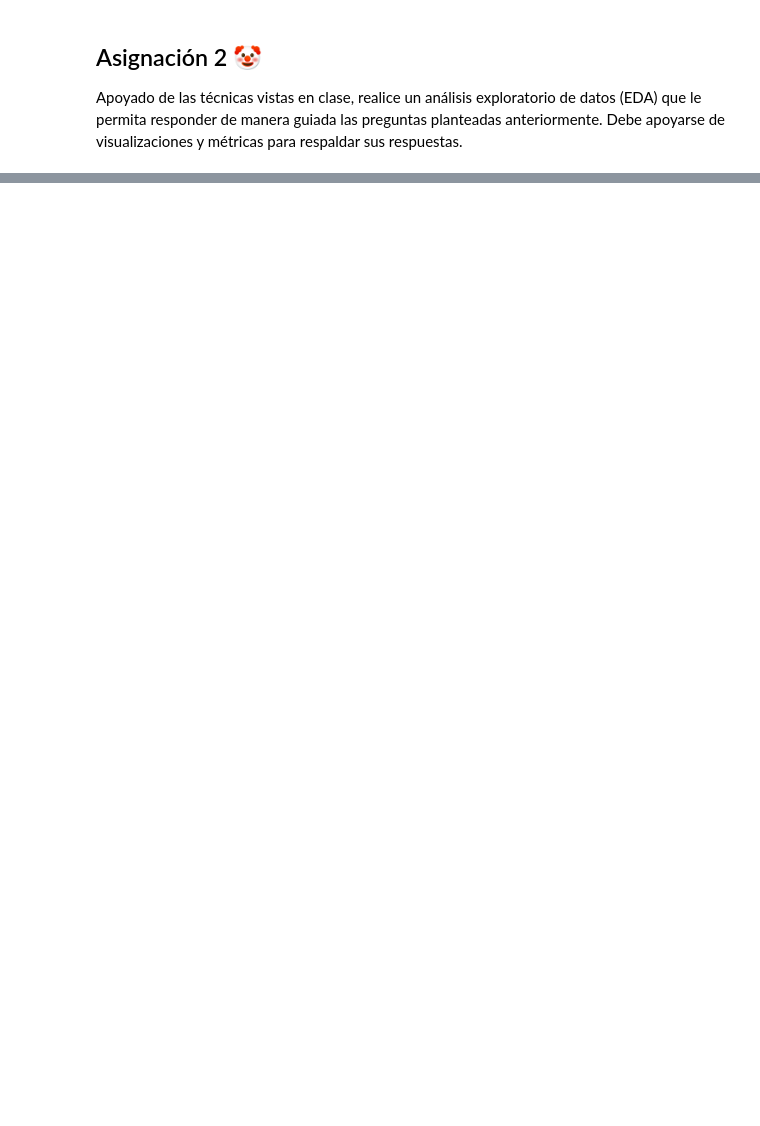
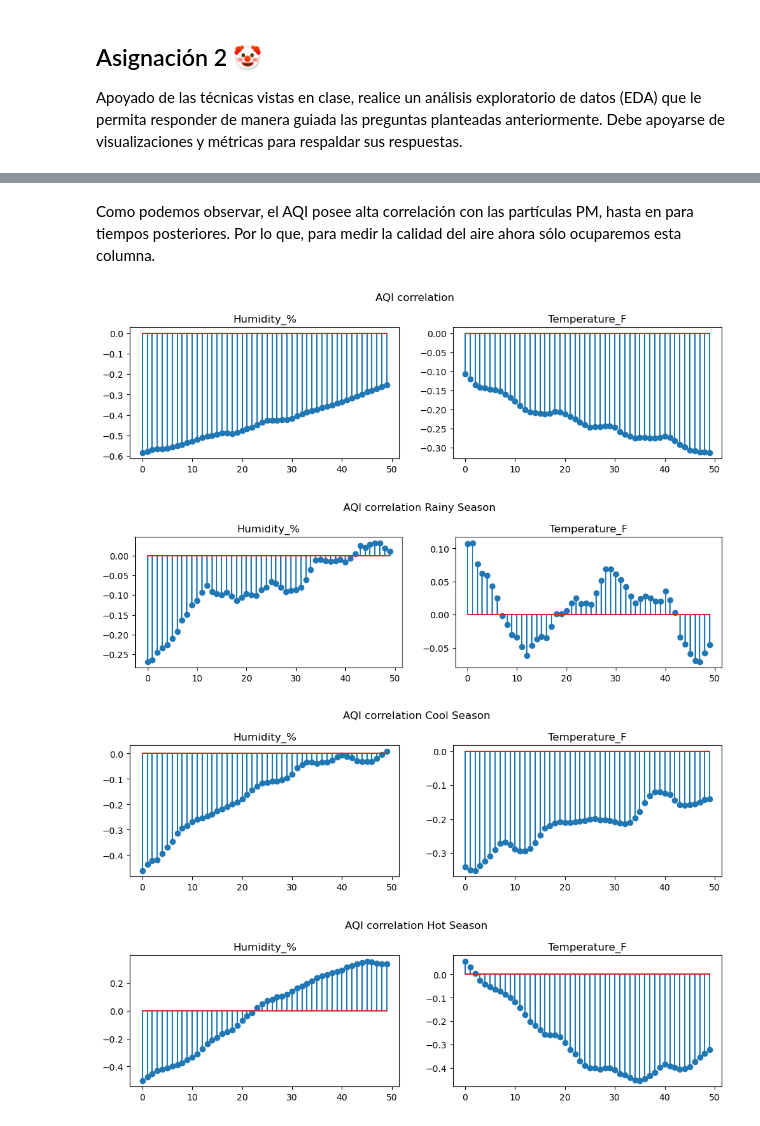
Before and after one commit to V-ivan11/Time-series, a Jupyter notebook: Tareas/4 - EDA en Series de Tiempo.ipynb, the cells around one changed output, grey strips where cells are left out. Cells and saved outputs as stored; diff of their text form; code cells hidden in the pictures; blank space fills up the shorter version.

```diff
--- a/Tareas/4 - EDA en Series de Tiempo.ipynb
+++ b/Tareas/4 - EDA en Series de Tiempo.ipynb
@@ -280,0 +200,16 @@ correlogram_std(data_centers, ["Humidity_%", "AQI"], 100)
+# %% [markdown]
+Como podemos observar, el AQI posee alta correlación con las partículas PM, hasta en para tiempos posteriores. Por lo que, para medir la calidad del aire ahora sólo ocuparemos esta columna.
+# %%
+# Correlograma entre humedad y temperatura con el AQI
+correlogram(features, ["Humidity_%", "Temperature_F"], "AQI", 50)
+
+correlogram(features[features["Season"] == "Rainy Season"], ["Humidity_%", "Temperature_F"], "AQI", 50, "Rainy Season")
+
+correlogram(features[features["Season"] == "Cool Season"], ["Humidity_%", "Temperature_F"], "AQI", 50,  "Cool Season")
+
+correlogram(features[features["Season"] == "Hot Season"], ["Humidity_%", "Temperature_F"], "AQI", 50, "Hot Season")
+# %% [output]
+[figure, added]
+[figure, added]
+[figure, added]
+[figure, added]
```
Also changed, not shown: parts of 40 cells of this notebook.
